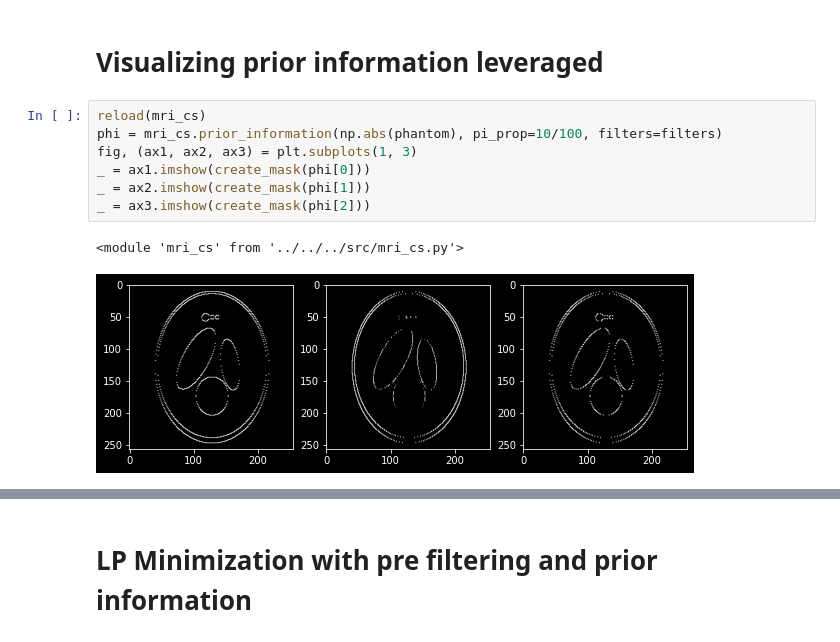
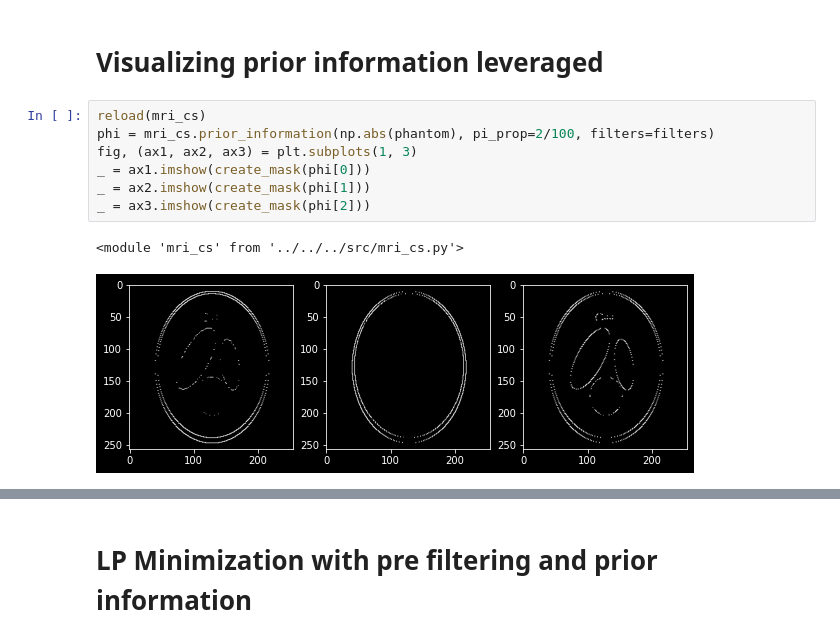
Before and after one commit to gabrielziegler3/CoDePPI, a Jupyter notebook: demos/reconstruction/prior-information/pi-distributions.ipynb, the cells around one changed output, grey strips where cells are left out. Drawn from its saved outputs; the diff is of its cells as text.

```diff
--- a/demos/reconstruction/prior-information/pi-denoising.ipynb
+++ b/demos/reconstruction/prior-information/pi-distributions.ipynb
@@ -88,11 +88,11 @@ MSE: 0.0009378310807819102
 # Visualizing prior information leveraged
 # %%
 reload(mri_cs)
-phi = mri_cs.prior_information(np.abs(phantom), pi_prop=10/100, filters=filters)
+phi = mri_cs.prior_information(np.abs(phantom), pi_prop=2/100, filters=filters)
 fig, (ax1, ax2, ax3) = plt.subplots(1, 3)
 _ = ax1.imshow(create_mask(phi[0]))
 _ = ax2.imshow(create_mask(phi[1]))
 _ = ax3.imshow(create_mask(phi[2]))
 # %% [output]
 <module 'mri_cs' from '../../../src/mri_cs.py'>
-[figure, old version]
+[figure, new version]
```
Also changed, not shown: parts of 9 cells of this notebook, 1 other file.
